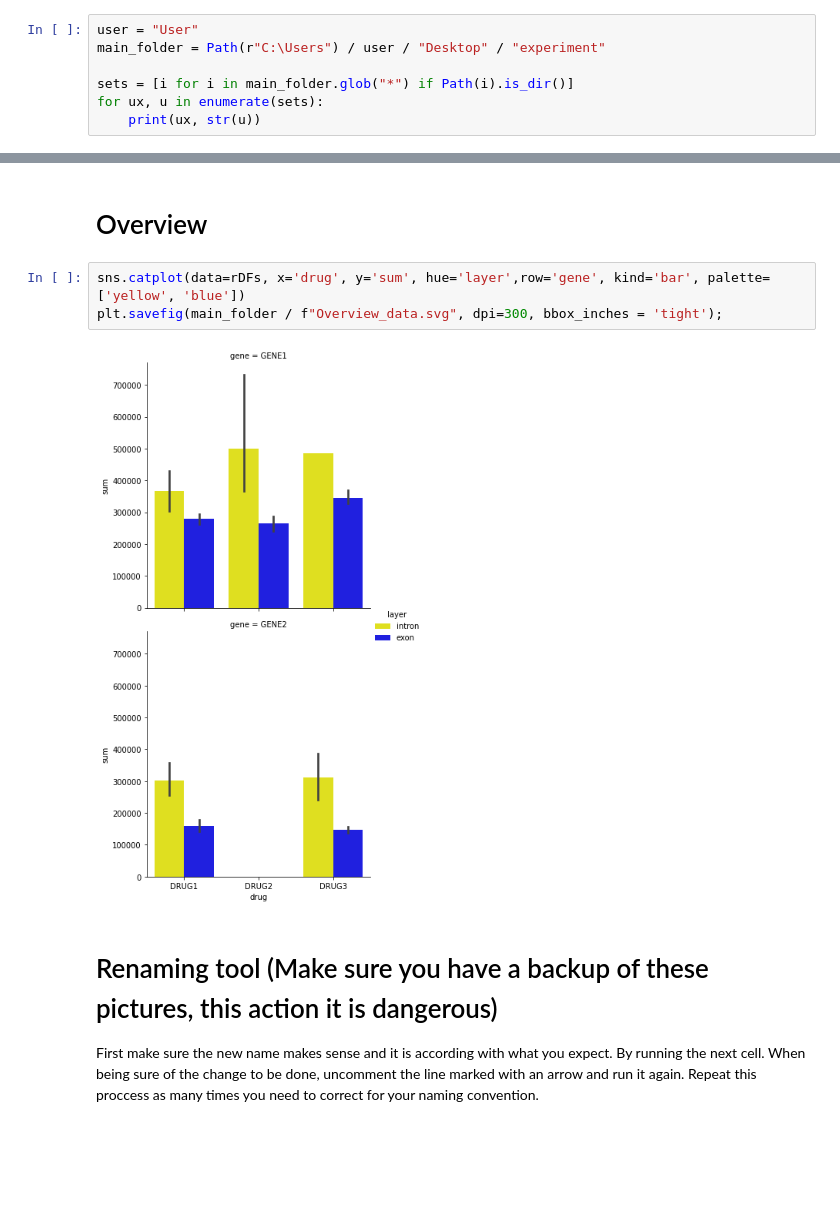
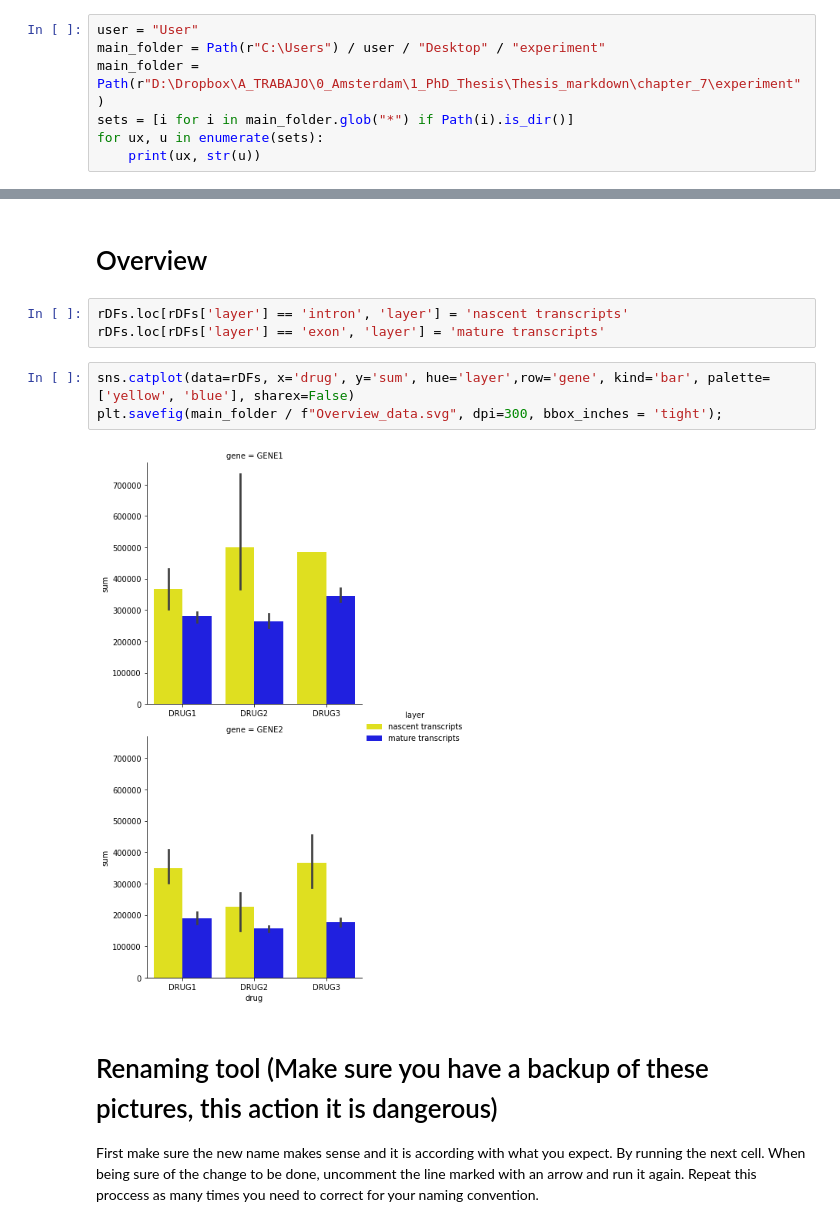
Before and after one commit to malj390/FISH_spot_selection, a Jupyter notebook: FISH_spot_selection.ipynb, the cells around one changed output, grey strips where cells are left out. Saved outputs shown, nothing was run; the diff lists cells and outputs as text; blank space fills up the shorter version.

```diff
--- a/FISH_spot_selection.ipynb
+++ b/FISH_spot_selection.ipynb
@@ -370,7 +370,7 @@ In this section the user can declare a:
 # %%
 user = "User"
 main_folder = Path(r"C:\Users") / user / "Desktop" / "experiment"
-
+main_folder = Path(r"D:\Dropbox\A_TRABAJO\0_Amsterdam\1_PhD_Thesis\Thesis_markdown\chapter_7\experiment")
 sets = [i for i in main_folder.glob("*") if Path(i).is_dir()]
 for ux, u in enumerate(sets):
     print(ux, str(u))
@@ -666,10 +687,13 @@ display(rDFs)
 # %% [markdown]
 # Overview
+# %%
+rDFs.loc[rDFs['layer'] == 'intron', 'layer'] = 'nascent transcripts'
+rDFs.loc[rDFs['layer'] == 'exon', 'layer'] = 'mature transcripts'
 # %%
-sns.catplot(data=rDFs, x='drug', y='sum', hue='layer',row='gene', kind='bar', palette=['yellow', 'blue'])
+sns.catplot(data=rDFs, x='drug', y='sum', hue='layer',row='gene', kind='bar', palette=['yellow', 'blue'], sharex=False)
 plt.savefig(main_folder / f"Overview_data.svg", dpi=300, bbox_inches = 'tight');
 # %% [output]
-[figure, old version]
+[figure, new version]
 # %% [markdown]
 # Renaming tool (Make sure you have a backup of these pictures, this action it is dangerous)
 
```
Also changed, not shown: parts of 15 cells of this notebook.
